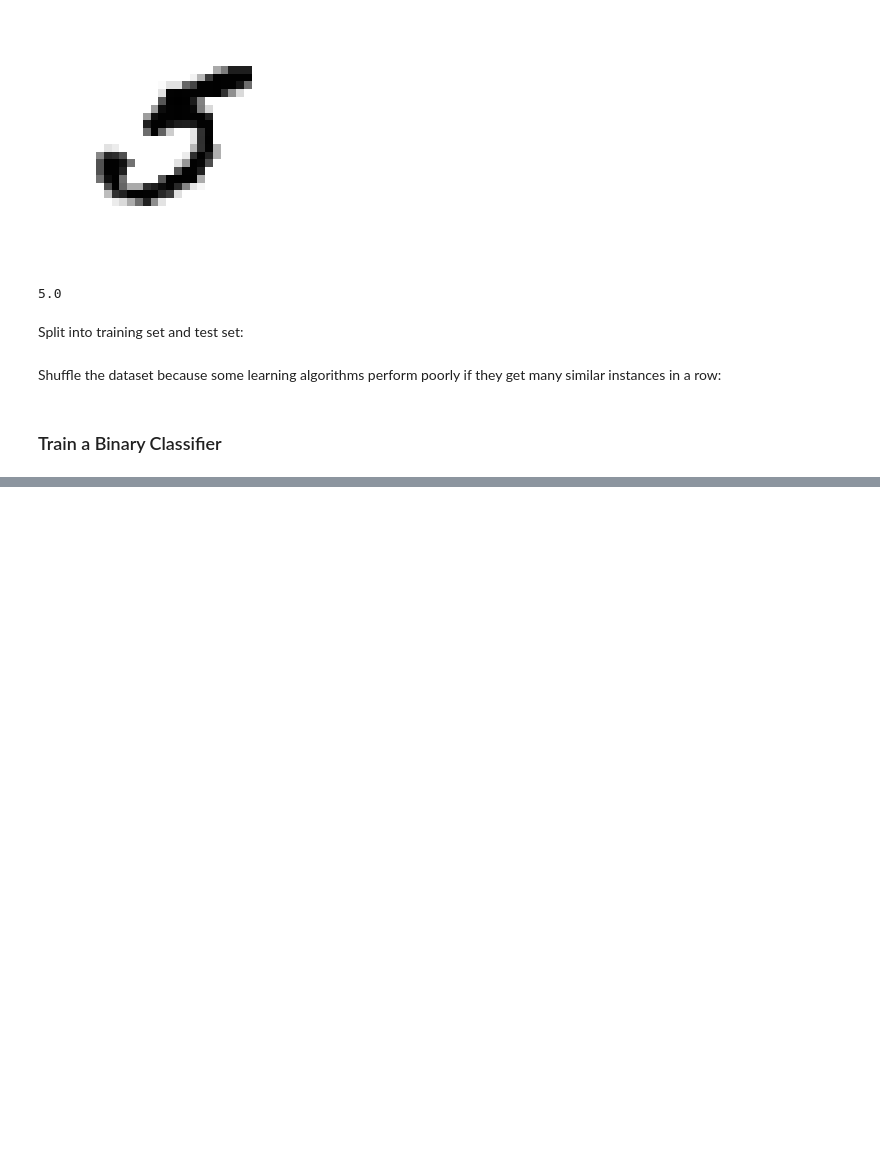
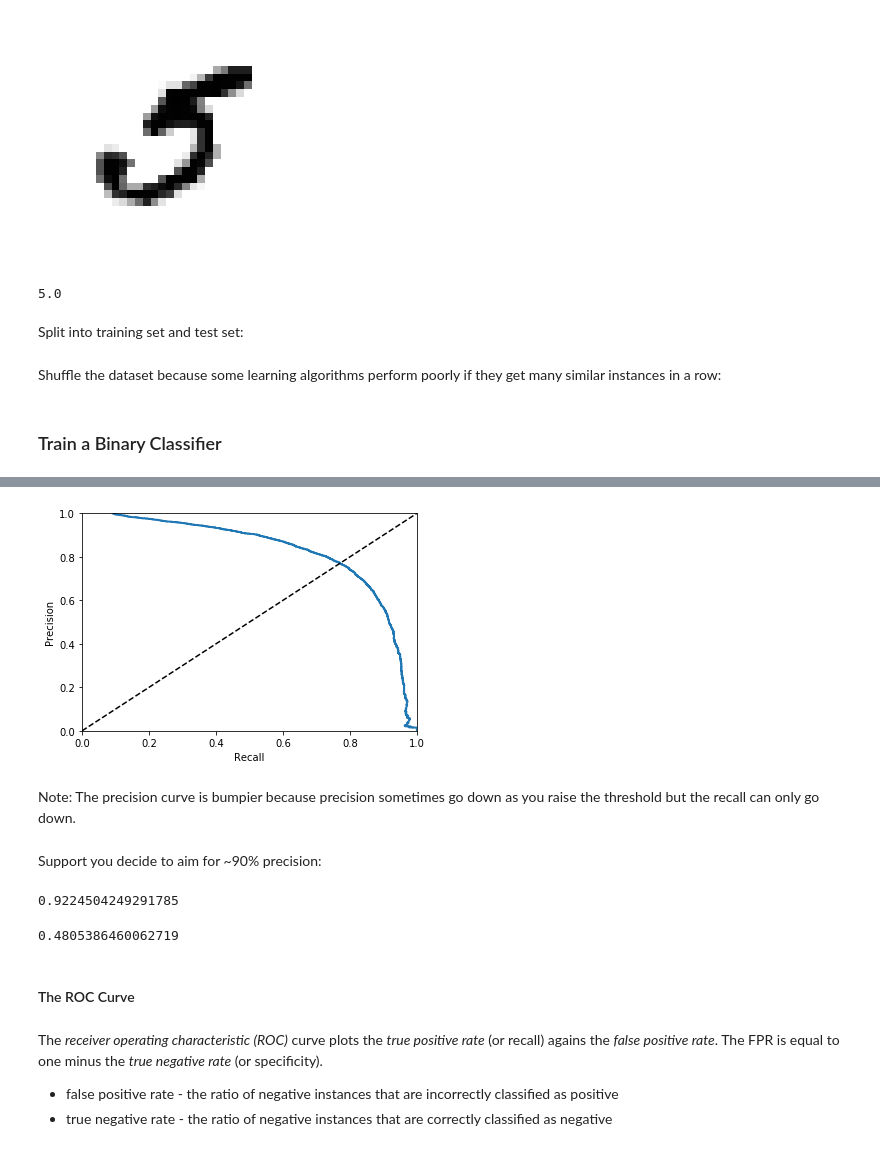
Before and after one commit to rgaquino/handson-ml-study, a Jupyter notebook: chapter_03.ipynb, the cells around one changed output, grey strips where cells are left out. Cells and saved outputs as stored; diff of their text form; code cells hidden in the pictures; blank space fills up the shorter version.

```diff
--- a/chapter_03.ipynb
+++ b/chapter_03.ipynb
@@ -62,0 +198,32 @@ X_train, y_train = X_train[shuffle_index], y_train[shuffle_index]
+# %%
+def plot_pr_curve(precision, recall, label=None):
+    plt.plot(precision, recall, linewidth=2, label=label)
+    plt.plot([0, 1], [0, 1], "k--")
+    plt.axis([0, 1, 0, 1])
+    plt.xlabel("Recall")
+    plt.ylabel("Precision")
+
+plot_pr_curve(precisions, recalls)
+plt.show()
+# %% [output]
+[figure, added]
+# %% [markdown]
+Note: The precision curve is bumpier because precision sometimes go down as you raise the threshold but the recall can only go down.
+# %% [markdown]
+Support you decide to aim for ~90% precision:
+# %%
+y_train_pred_90 = (y_scores > 200000)
+precision_score(y_train_5, y_train_pred_90)
+# %% [output]
+0.9224504249291785
+# %%
+recall_score(y_train_5, y_train_pred_90)
+# %% [output]
+0.4805386460062719
+# %% [markdown]
+#### The ROC Curve
+# %% [markdown]
+The _receiver operating characteristic (ROC)_ curve plots the _true positive rate_ (or recall) agains the _false positive rate_. The FPR is equal to one minus the _true negative rate_ (or specificity).
+
+- false positive rate - the ratio of negative instances that are incorrectly classified as positive
+- true negative rate  - the ratio of negative instances that are correctly classified as negative
```
Also changed, not shown: parts of 81 cells of this notebook.
